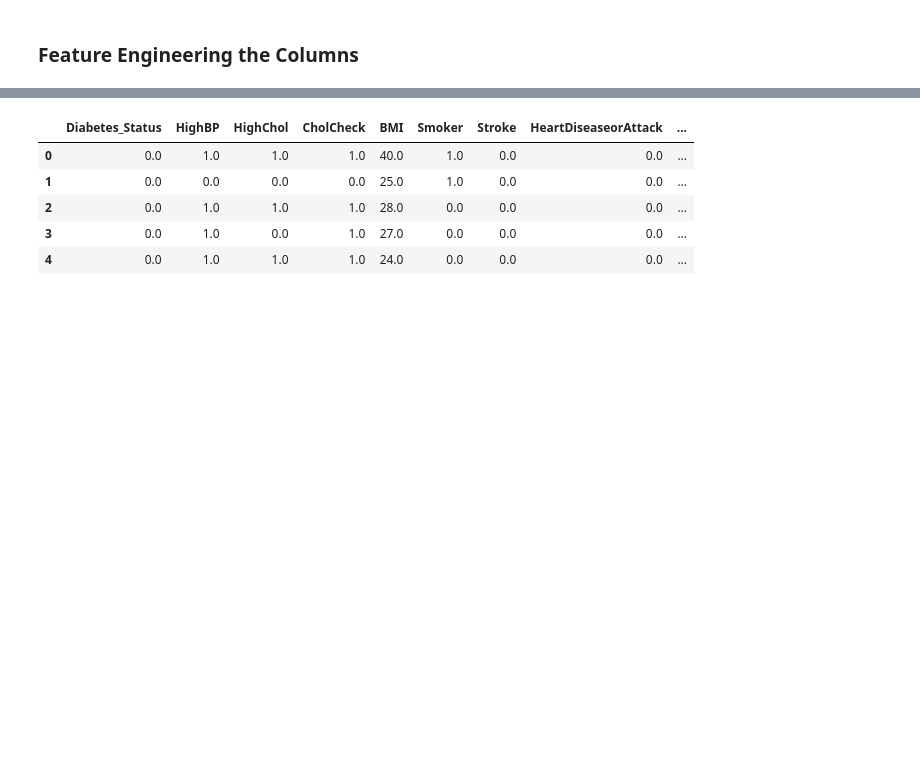
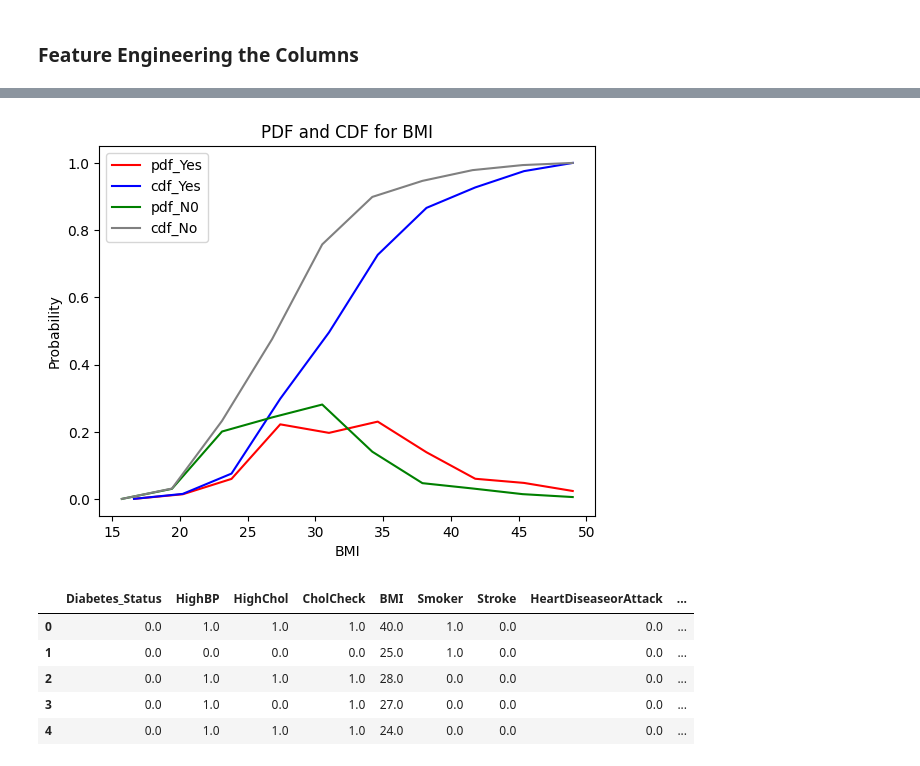
Before and after one commit to stellacherotich/Diabetes-Solutions, a Jupyter notebook: Diabetes_Solutions.ipynb, the cells around one changed output, grey strips where cells are left out. Cells and saved outputs as stored; diff of their text form; code cells hidden in the pictures; blank space fills up the shorter version.

```diff
--- a/Diabetes_Solutions.ipynb
+++ b/Diabetes_Solutions.ipynb
@@ -622,3 +637,25 @@ Name: count, dtype: int64
+# %%
+dia_yes = data.loc[data['Diabetes_Status']==2.0]
+dia_no =data.loc[data['Diabetes_Status']==0.0]
+# %%
+counts, bin_edges = np.histogram(dia_yes['BMI'])
+pdf=counts/sum(counts)
+cdf=np.cumsum(pdf)
+plt.plot(bin_edges[1:], pdf,'r', label='pdf_Yes', color='red')
+plt.plot(bin_edges[1:], cdf,'r', label='cdf_Yes', color='blue')
+
+counts, bin_edges = np.histogram(dia_no['BMI'])
+pdf=counts/sum(counts)
+cdf=np.cumsum(pdf)
+plt.plot(bin_edges[1:], pdf,'r', label='pdf_N0', color='green')
+plt.plot(bin_edges[1:], cdf,'r', label='cdf_No', color='grey')
+plt.xlabel('BMI')
+plt.ylabel('Probability')
+plt.title('PDF and CDF for BMI')
+plt.legend()
+plt.show()
+# %% [output]
+[figure, added]
 # %%
 data['Diet'] = data['Fruits']\
               + data['Veggies']
```
Also changed, not shown: parts of 10 cells of this notebook, 3 other files.
